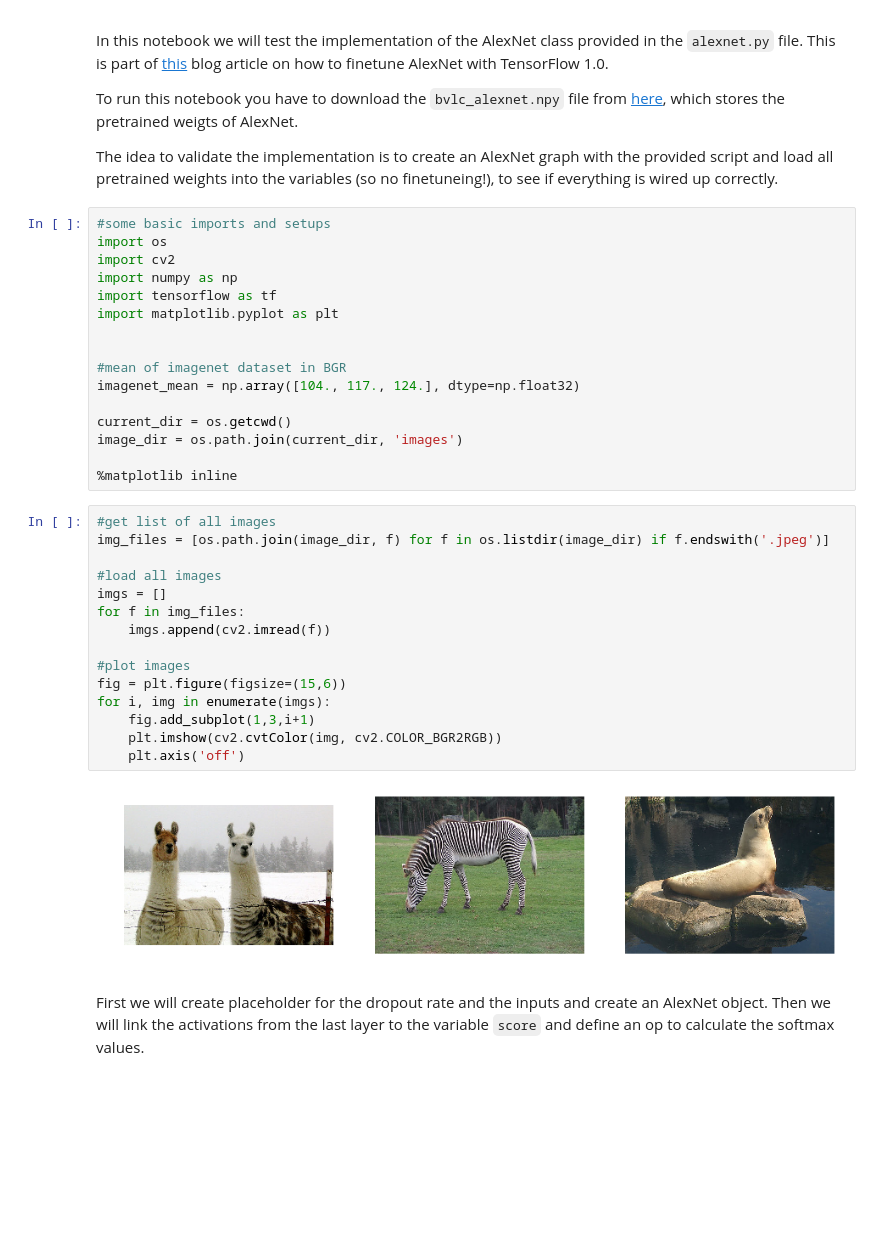
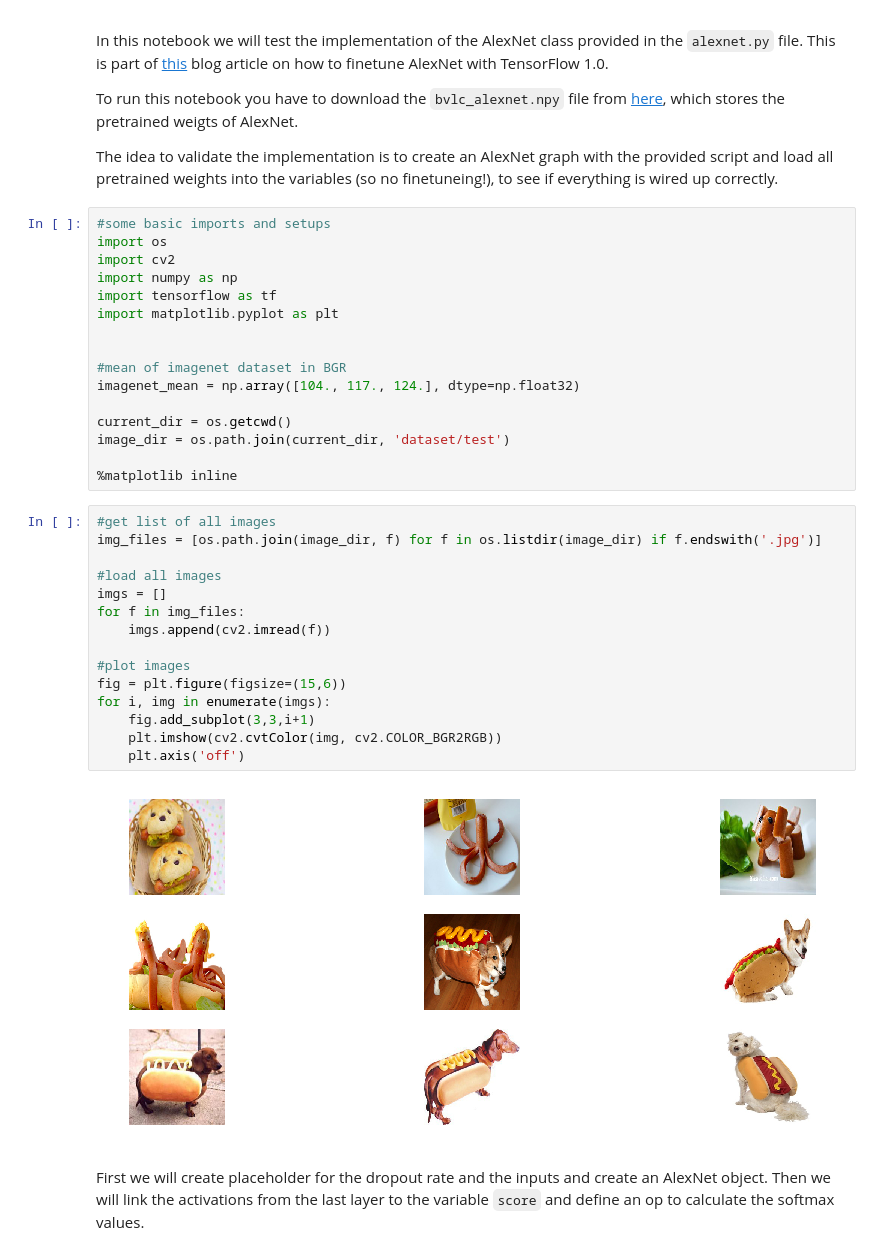
Before and after one commit to audreymgu/tune-alexnet, a Jupyter notebook: validate_alexnet_on_imagenet.ipynb, the cells around one changed output. Cells and saved outputs as stored; diff of their text form; blank space fills up the shorter version.

Commit message:
Updated class labels and test notebook.

```diff
--- a/validate_alexnet_on_imagenet.ipynb
+++ b/validate_alexnet_on_imagenet.ipynb
@@ -18,26 +18,26 @@ import matplotlib.pyplot as plt
 imagenet_mean = np.array([104., 117., 124.], dtype=np.float32)
 
 current_dir = os.getcwd()
-image_dir = os.path.join(current_dir, 'images')
+image_dir = os.path.join(current_dir, 'dataset/test')
 
 %matplotlib inline
 # %%
 #get list of all images
-img_files = [os.path.join(image_dir, f) for f in os.listdir(image_dir) if f.endswith('.jpeg')]
+img_files = [os.path.join(image_dir, f) for f in os.listdir(image_dir) if f.endswith('.jpg')]
 
 #load all images
 imgs = []
 for f in img_files:
     imgs.append(cv2.imread(f))
 
 #plot images
 fig = plt.figure(figsize=(15,6))
 for i, img in enumerate(imgs):
-    fig.add_subplot(1,3,i+1)
+    fig.add_subplot(3,3,i+1)
     plt.imshow(cv2.cvtColor(img, cv2.COLOR_BGR2RGB))
     plt.axis('off')
 # %% [output]
-[figure, old version]
+[figure, new version]
 # %% [markdown]
 First we will create placeholder for the dropout rate and the inputs and create an AlexNet object. Then we will link the activations from the last layer to the variable `score` and define an op to calculate the softmax values.
 # %%
```
Also changed, not shown: parts of 2 cells of this notebook, 1 other file.
